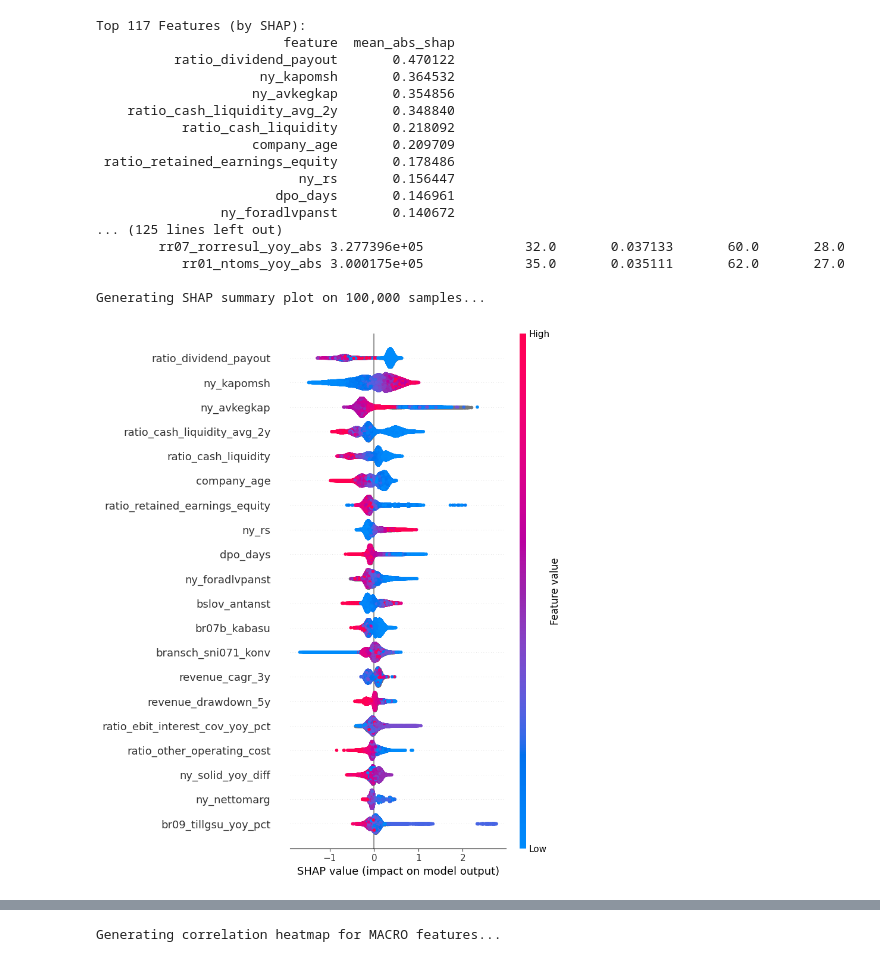
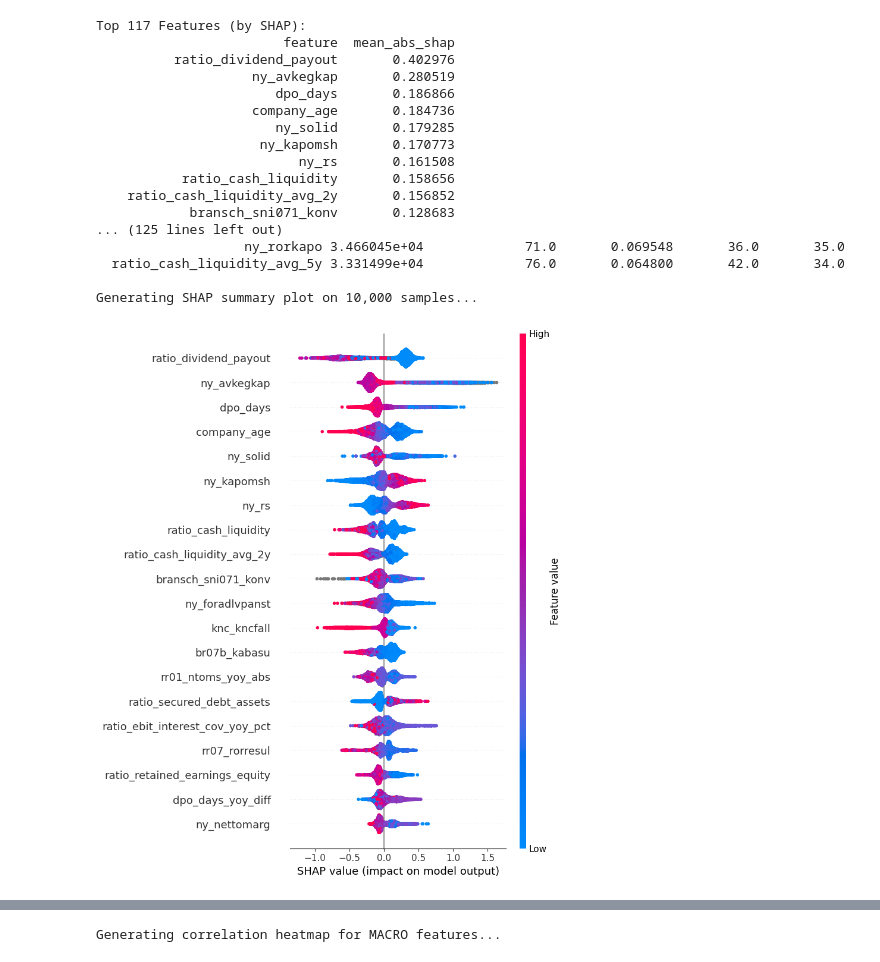
Before and after one commit to vilhelm-k/credit-risk-xai-thesis, a Jupyter notebook: notebooks/02_modelling_test.ipynb, the cells around one changed output, grey strips where cells are left out. Saved outputs shown, nothing was run; the diff lists cells and outputs as text; code cells hidden in the pictures.

```diff
--- a/notebooks/02_modelling_test.ipynb
+++ b/notebooks/02_modelling_test.ipynb
@@ -20,7 +20,7 @@ from credit_risk_xai.features.engineer import prepare_modeling_data
 # Load and filter data
 MIN_REVENUE_KSEK = 1_000
 df = pd.read_parquet(FEATURE_CACHE_PATH)
-df = df[(df["ser_aktiv"] == 1) & (df["rr01_ntoms"] >= MIN_REVENUE_KSEK)]
+df = df[(df["ser_aktiv"] == 1) & (df["sme_category"].isin(["Small", "Medium"]))]
 X, y = prepare_modeling_data(df)
 
 print(f"Features: {X.shape[1]} | Samples: {len(X):,}")
@@ -93,0 +225,30 @@ Best iteration: 1074
+# %%
+model = lgb.LGBMClassifier(
+        n_estimators=10_000,
+        learning_rate=0.05,
+        num_leaves=31,
+        subsample=0.8,
+        colsample_bytree=0.8,
+        objective='binary',
+        is_unbalance=False,
+        random_state=42,
+        n_jobs=-1,
+        verbose=-1,
+        metric='logloss',
+        # reg_alpha=0.1,
+        # reg_lambda=0.1
+)
+
+start_time = time.time()
+
+model.fit(
+    X_train, y_train,
+    eval_set=[(X_train, y_train), (X_val, y_val)],
+    eval_metric='logloss',
+    callbacks=[lgb.early_stopping(50, verbose=True), lgb.log_evaluation(50)]
+)
+
+training_time = time.time() - start_time
+print(f"\nLightGBM training completed in {training_time:.1f}s ({training_time/60:.1f} min)")
+
+print(f"\nBest iteration: {model.best_iteration_}")
@@ -191,52 +393,52 @@ from credit_risk_xai.modeling import get_shap_feature_importance, compute_shap_v
 import shap
 
 # 1. Compute SHAP-based feature importance
-sample_size = min(100_000, len(X_val))
+sample_size = min(10_000, len(X_val))
 shap_importance = get_shap_feature_importance(model, X_val, max_samples=sample_size, top_n=117)
 
 print("Top 117 Features (by SHAP):")
 print(shap_importance.to_string(index=False))
 
 # 2. Compare native importance vs SHAP
 comparison = importance_df.merge(shap_importance, on='feature', how='inner')
 comparison['importance_rank'] = comparison['importance'].rank(ascending=False)
 comparison['shap_rank'] = comparison['mean_abs_shap'].rank(ascending=False)
 comparison['rank_diff'] = abs(comparison['importance_rank'] - comparison['shap_rank'])
 comparison = comparison.sort_values('rank_diff', ascending=False)
 
 print("\n" + "="*80)
 print("Features with Largest Rank Difference (Gain vs SHAP)")
 print("="*80)
 print(comparison[['feature', 'importance', 'importance_rank', 'mean_abs_shap', 'shap_rank', 'rank_diff']].head(15).to_string(index=False))
 
 # 3. Generate SHAP summary plot
 print(f"\nGenerating SHAP summary plot on {sample_size:,} samples...")
 explainer, shap_values, X_sample = compute_shap_values(model, X_val, max_samples=sample_size)
 
 # Handle binary classification
 if isinstance(shap_values, list):
     shap_values = shap_values[1]
 
 shap.summary_plot(shap_values, X_sample, max_display=20)
 # %% [output]
 Top 117 Features (by SHAP):
                         feature  mean_abs_shap
-          ratio_dividend_payout       0.470122
-                     ny_kapomsh       0.364532
-                    ny_avkegkap       0.354856
-    ratio_cash_liquidity_avg_2y       0.348840
-           ratio_cash_liquidity       0.218092
-                    company_age       0.209709
- ratio_retained_earnings_equity       0.178486
-                          ny_rs       0.156447
-                       dpo_days       0.146961
-                ny_foradlvpanst       0.140672
+          ratio_dividend_payout       0.402976
+                    ny_avkegkap       0.280519
+                       dpo_days       0.186866
+                    company_age       0.184736
+                       ny_solid       0.179285
+                     ny_kapomsh       0.170773
+                          ny_rs       0.161508
+           ratio_cash_liquidity       0.158656
+    ratio_cash_liquidity_avg_2y       0.156852
+            bransch_sni071_konv       0.128683
 ... (125 lines left out)
-        rr07_rorresul_yoy_abs 3.277396e+05             32.0       0.037133       60.0       28.0
-           rr01_ntoms_yoy_abs 3.000175e+05             35.0       0.035111       62.0       27.0
+                   ny_rorkapo 3.466045e+04             71.0       0.069548       36.0       35.0
+  ratio_cash_liquidity_avg_5y 3.331499e+04             76.0       0.064800       42.0       34.0
 
-Generating SHAP summary plot on 100,000 samples...
+Generating SHAP summary plot on 10,000 samples...
-[figure, old version]
+[figure, new version]
 # %%
 # Correlation analysis by financial statement source
 from credit_risk_xai.modeling import (
```
Also changed, not shown: parts of 11 cells of this notebook.
